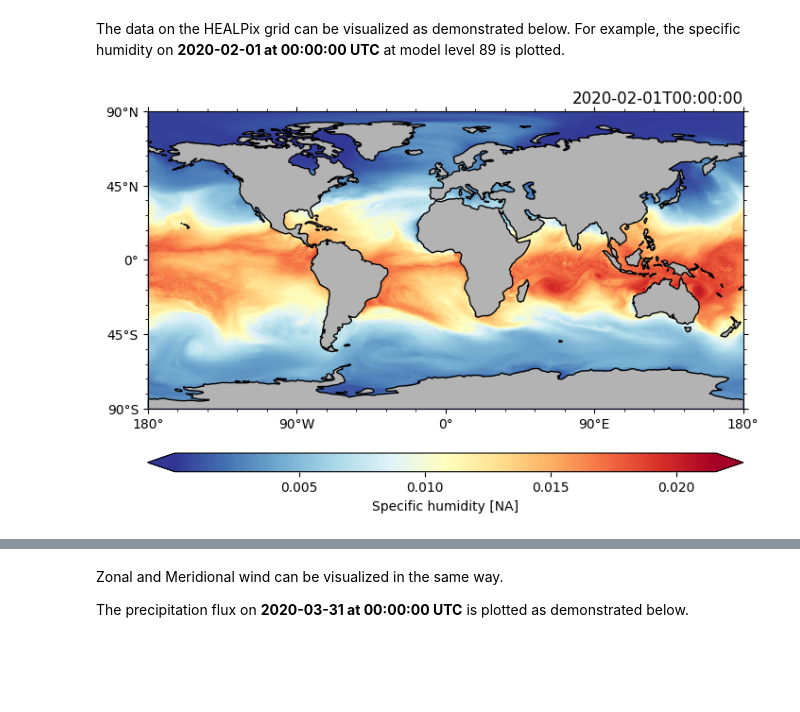
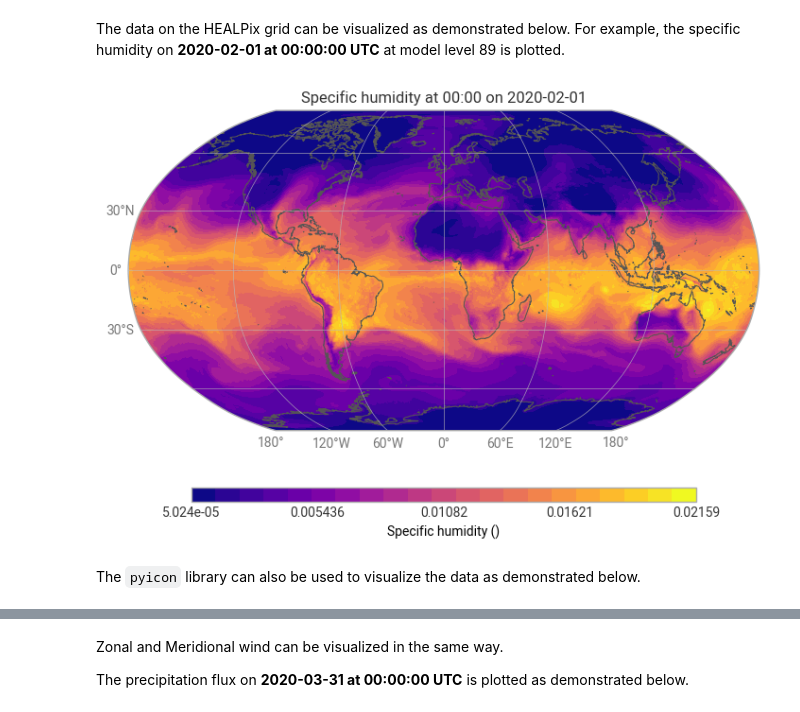
Before and after one commit to climet-eu/compression-lab-notebooks, a Jupyter notebook: 02-datasets/04-NextGEMS.ipynb, the cells around one changed output, grey strips where cells are left out. Saved outputs shown, nothing was run; the diff lists cells and outputs as text; code cells hidden in the pictures; blank space fills up the shorter version.

```diff
--- a/02-datasets/04-NextGEMS.ipynb
+++ b/02-datasets/04-NextGEMS.ipynb
@@ -152,5 +154,17 @@ The data on the HEALPix grid can be visualized as demonstrated below. For exampl
 # %%
-da_hus = ds.hus.sel(time="2020-02-01T00:00:00", level_full=89.0)
-da_hus.pyic.plot();
+gridspec = {
+    "type": "healpix",
+    "grid": "H512",
+    "ordering": "nested",
+}
+
+quickplot(
+    da_hus,
+    method="quickplot",
+    chart=earthkit.plots.Map(crs="Robinson"),
+    metadata={"gridSpec": gridspec},
+)
 # %% [output]
-[figure, old version]
+[figure, new version]
+# %% [markdown]
+The `pyicon` library can also be used to visualize the data as demonstrated below.
```
Also changed, not shown: parts of 10 cells of this notebook, 1 other file.
